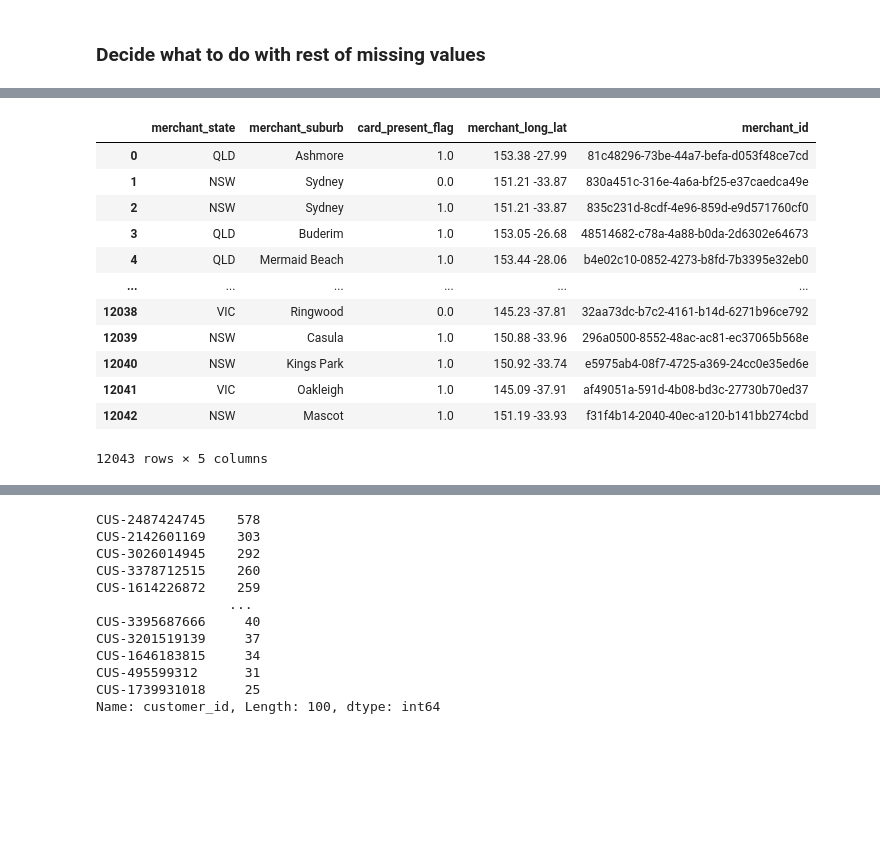
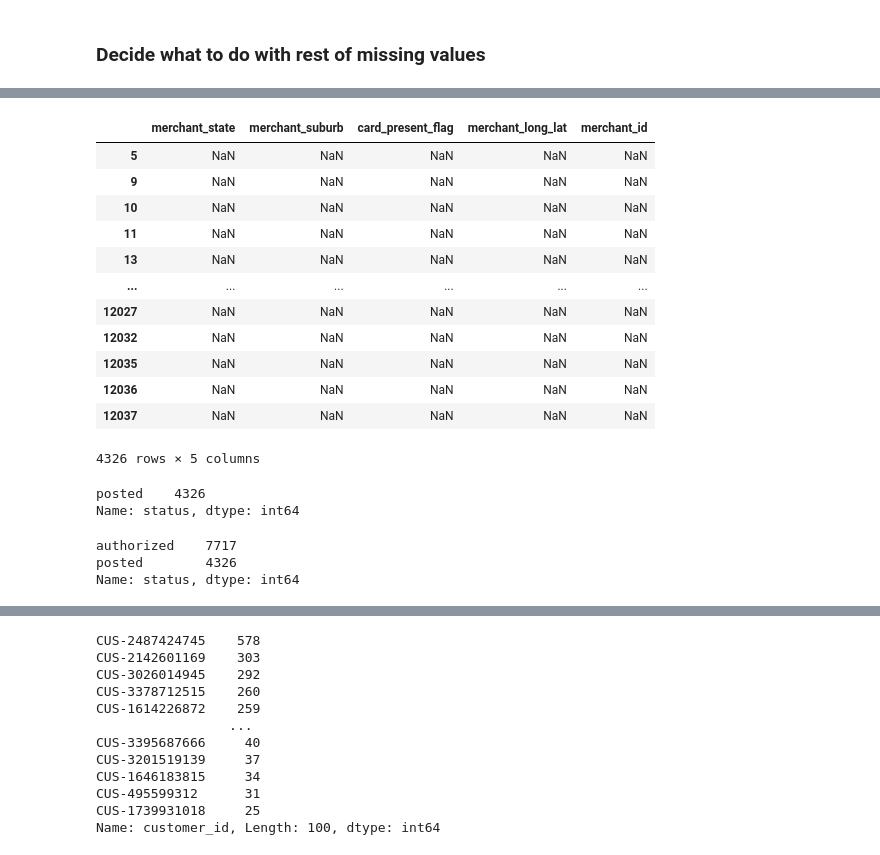
Before and after one commit to HHook/ANZ-virtual-internship, a Jupyter notebook: ANZ virtual internship EDA.ipynb, the cells around one changed output, grey strips where cells are left out. Saved outputs shown, nothing was run; the diff lists cells and outputs as text; code cells hidden in the pictures; blank space fills up the shorter version.

```diff
--- a/ANZ virtual internship EDA.ipynb
+++ b/ANZ virtual internship EDA.ipynb
@@ -220,16 +235,29 @@ dtype: float64
 # %%
-df[['merchant_state', 'merchant_suburb', 'card_present_flag', 'merchant_long_lat', 'merchant_id']]
+# The same records have missing values
+df[['merchant_state', 'merchant_suburb', 'card_present_flag', 'merchant_long_lat', 'merchant_id']][df['merchant_state'].isnull()]
 # %% [output]
 |  | merchant_state | merchant_suburb | card_present_flag | merchant_long_lat | merchant_id |
-| 0 | QLD | Ashmore | 1.0 | 153.38 -27.99 | 81c48296-73be-44a7-befa-d053f48ce7cd |
-| 1 | NSW | Sydney | 0.0 | 151.21 -33.87 | 830a451c-316e-4a6a-bf25-e37caedca49e |
-| 2 | NSW | Sydney | 1.0 | 151.21 -33.87 | 835c231d-8cdf-4e96-859d-e9d571760cf0 |
-| 3 | QLD | Buderim | 1.0 | 153.05 -26.68 | 48514682-c78a-4a88-b0da-2d6302e64673 |
-| 4 | QLD | Mermaid Beach | 1.0 | 153.44 -28.06 | b4e02c10-0852-4273-b8fd-7b3395e32eb0 |
+| 5 | NaN | NaN | NaN | NaN | NaN |
+| 9 | NaN | NaN | NaN | NaN | NaN |
+| 10 | NaN | NaN | NaN | NaN | NaN |
+| 11 | NaN | NaN | NaN | NaN | NaN |
+| 13 | NaN | NaN | NaN | NaN | NaN |
 | ... | ... | ... | ... | ... | ... |
-| 12038 | VIC | Ringwood | 0.0 | 145.23 -37.81 | 32aa73dc-b7c2-4161-b14d-6271b96ce792 |
-| 12039 | NSW | Casula | 1.0 | 150.88 -33.96 | 296a0500-8552-48ac-ac81-ec37065b568e |
-| 12040 | NSW | Kings Park | 1.0 | 150.92 -33.74 | e5975ab4-08f7-4725-a369-24cc0e35ed6e |
-| 12041 | VIC | Oakleigh | 1.0 | 145.09 -37.91 | af49051a-591d-4b08-bd3c-27730b70ed37 |
-| 12042 | NSW | Mascot | 1.0 | 151.19 -33.93 | f31f4b14-2040-40ec-a120-b141bb274cbd |
+| 12027 | NaN | NaN | NaN | NaN | NaN |
+| 12032 | NaN | NaN | NaN | NaN | NaN |
+| 12035 | NaN | NaN | NaN | NaN | NaN |
+| 12036 | NaN | NaN | NaN | NaN | NaN |
+| 12037 | NaN | NaN | NaN | NaN | NaN |
-12043 rows × 5 columns
+4326 rows × 5 columns
+# %%
+# Records where 'status' is marked as posted has missing values for the merchant
+df[df['merchant_state'].isnull()]['status'].value_counts()
+# %% [output]
+posted    4326
+Name: status, dtype: int64
+# %%
+df['status'].value_counts()
+# %% [output]
+authorized    7717
+posted        4326
+Name: status, dtype: int64
```
Also changed, not shown: parts of 14 cells of this notebook, 1 other file.
